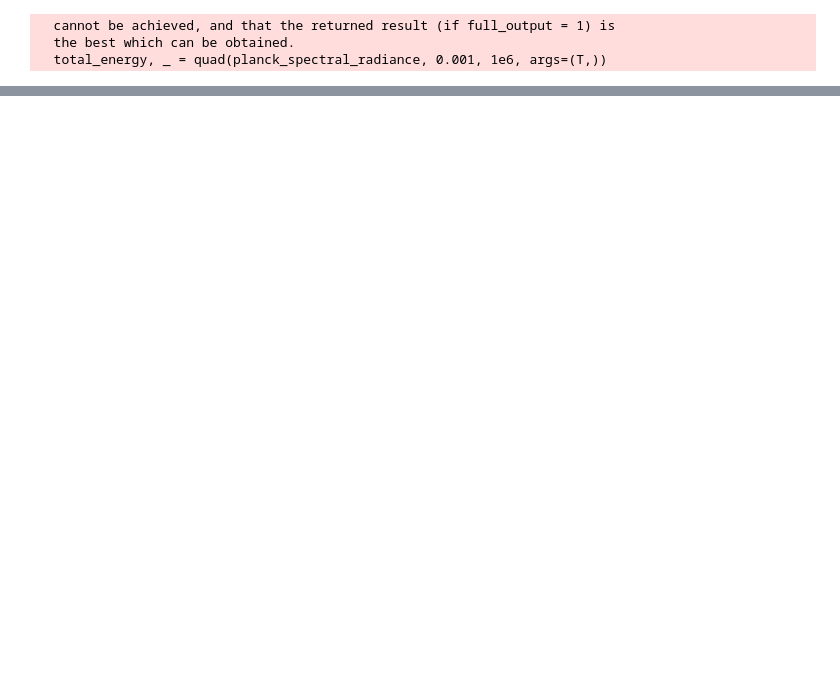
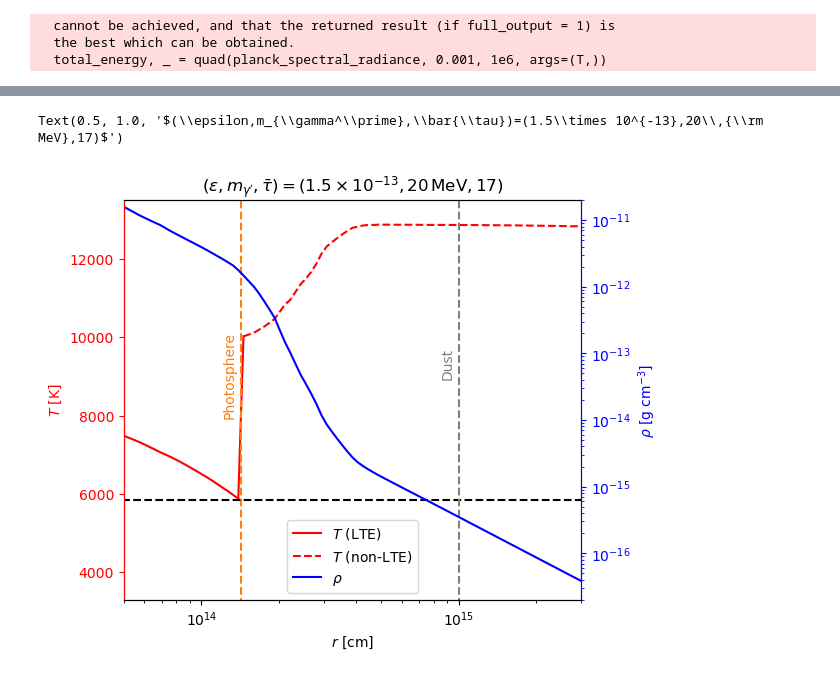
Before and after one commit to yenhsunlin/CSM_DP, a Jupyter notebook: plots.ipynb, the cells around one changed output, grey strips where cells are left out. Saved outputs shown, nothing was run; the diff lists cells and outputs as text; code cells hidden in the pictures; blank space fills up the shorter version.

```diff
--- a/plots.ipynb
+++ b/plots.ipynb
@@ -231,0 +267,66 @@ Text(0, 0.5, '$\\kappa$ [cm$^2$ g$^{-1}$]')
+# %%
+# 2. 建立畫布與第一個座標軸 (ax1)
+fig, ax1 = plt.subplots()
+
+color_temp = 'red'
+ax1.set_xlabel(r'$r$ [cm]')
+ax1.set_ylabel(r'$T$ [K]', color=color)
+
+ax1.plot(CSM_radius[CSM_radius <= r_photo],T_wt_rad[CSM_radius <= r_photo],color=color_temp,label=r'$T$ (LTE)')
+ax1.plot(CSM_radius[CSM_radius >= r_photo],T_wo_ion_nonLTE[CSM_radius >= r_photo],'--',color=color_temp,label=r'$T$ (non-LTE)')
+
+# Jump region
+junc_r1 = CSM_radius[CSM_radius <= r_photo][-1]
+junc_r2 = CSM_radius[CSM_radius >= r_photo][0]
+junc_T1 = T_wt_rad[CSM_radius <= r_photo][-1]
+junc_T2 = T_wo_ion_nonLTE[CSM_radius >= r_photo][0]
+ax1.plot([junc_r1, junc_r2], [junc_T1, junc_T2], color=color_temp)
+
+# ax1.plot(CSM_radius[CSM_radius <= r_photo],(Q_dot/cool_rate)[CSM_radius <= r_photo],color=color)
+# ax1.plot(CSM_radius[CSM_radius > r_photo],(Q_dot/cool_rate)[CSM_radius > r_photo],'--',color=color)
+
+ax1.tick_params(axis='y', colors=color_temp)
+
+#plt.plot(CSM_radius,cool_rate,color='C0',label='cool')
+if np.isnan(r_photo) is not True:
+    # r_photo exists, corresponds to tau = 2/3
+    ax1.plot([r_photo,r_photo],[0,100000],'--',color='C1')
+    ax1.plot([3e13,5e15],[T_photo,T_photo],'--',color='black')
+
+ax1.plot([1e15,1e15],[0,100000],'--',color='gray')
+ax1.set_xscale('log')
+#ax1.set_yscale('log')
+ax1.set_ylim(3300,13500)
+ax1.set_xlim(5e13,3e15)
+
+ax1.text(r_photo/1.18,8000,r'Photosphere',rotation=90,fontsize=10,color='C1')
+ax1.text(1e15/1.18,9000,r'Dust',rotation=90,fontsize=10,color='gray')
+#ax1.text(7e13,11000,r'$\bar{\tau}\approx 17$',fontsize=10)
+
+# 3. 建立共用 X 軸的第二個座標軸 (ax2)
+ax2 = ax1.twinx()
+# 繪製右邊 Y 軸的線條
+
+color2 = 'blue'
+ax2.set_ylabel(r'$\rho$ [g cm$^{-3}$]', color=color2)
+ax2.plot(CSM_radius,CSM_density(CSM_radius), color=color2,label=r'$\rho$')
+
+#ax2.plot(CSM_radii,Q_mAp_102p32_MeV, color=color2, linestyle='--', linewidth=2)
+ax2.set_yscale('log')
+ax2.tick_params(axis='y', which='both', colors=color2)
+ax2.spines['left'].set_color(color)
+ax2.spines['right'].set_color(color2)
+ax2.set_ylim(2e-17,2e-11)
+
+
+lines1, labels1 = ax1.get_legend_handles_labels()
+lines2, labels2 = ax2.get_legend_handles_labels()
+
+ax1.legend(lines1 + lines2, labels1 + labels2, loc='lower center')
+
+fig.tight_layout()
+plt.title(r'$(\epsilon,m_{\gamma^\prime},\bar{\tau})=(1.5\times 10^{-13},20\,{\rm MeV},17)$')
+#plt.savefig(r'DenTprofile.pdf',bbox_inches='tight')
+# %% [output]
+Text(0.5, 1.0, '$(\\epsilon,m_{\\gamma^\\prime},\\bar{\\tau})=(1.5\\times 10^{-13},20\\,{\\rm MeV},17)$')
+[figure, added]
```
Also changed, not shown: parts of 6 cells of this notebook, 1 other file.
